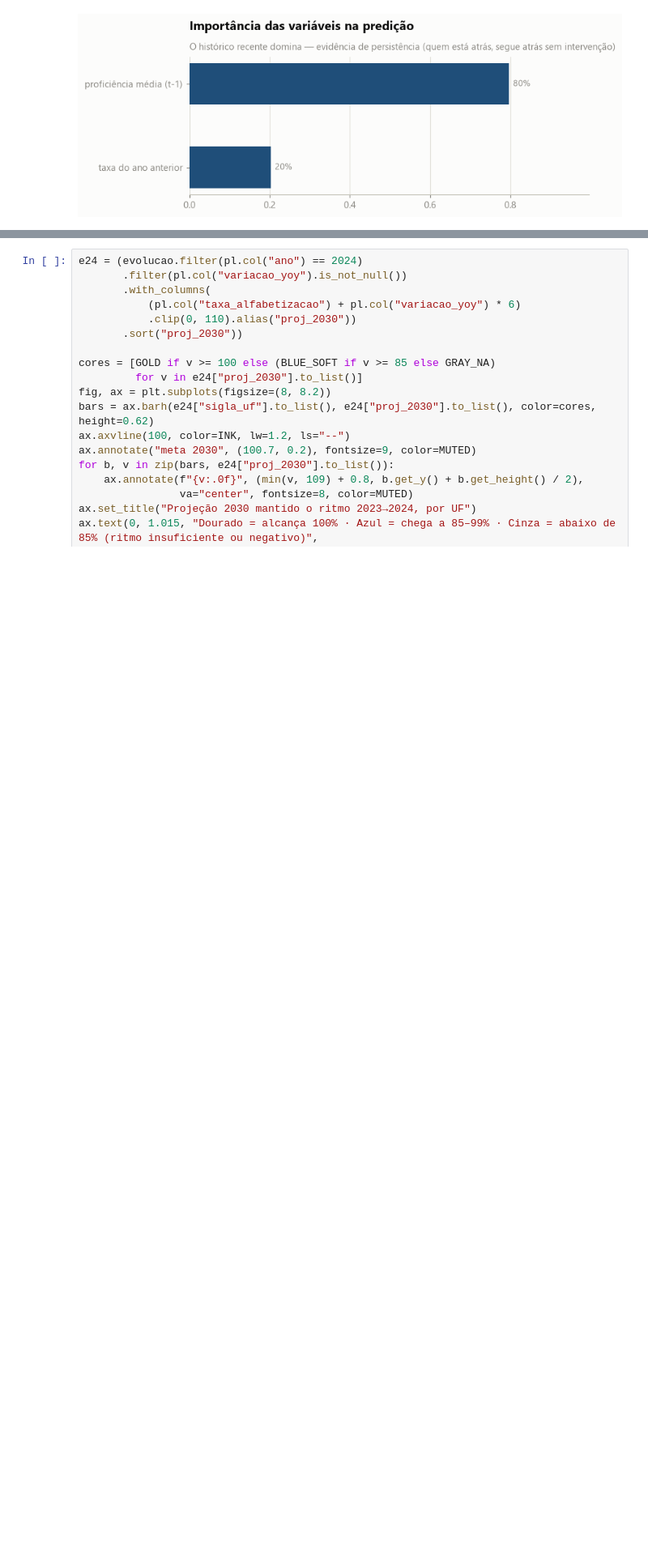
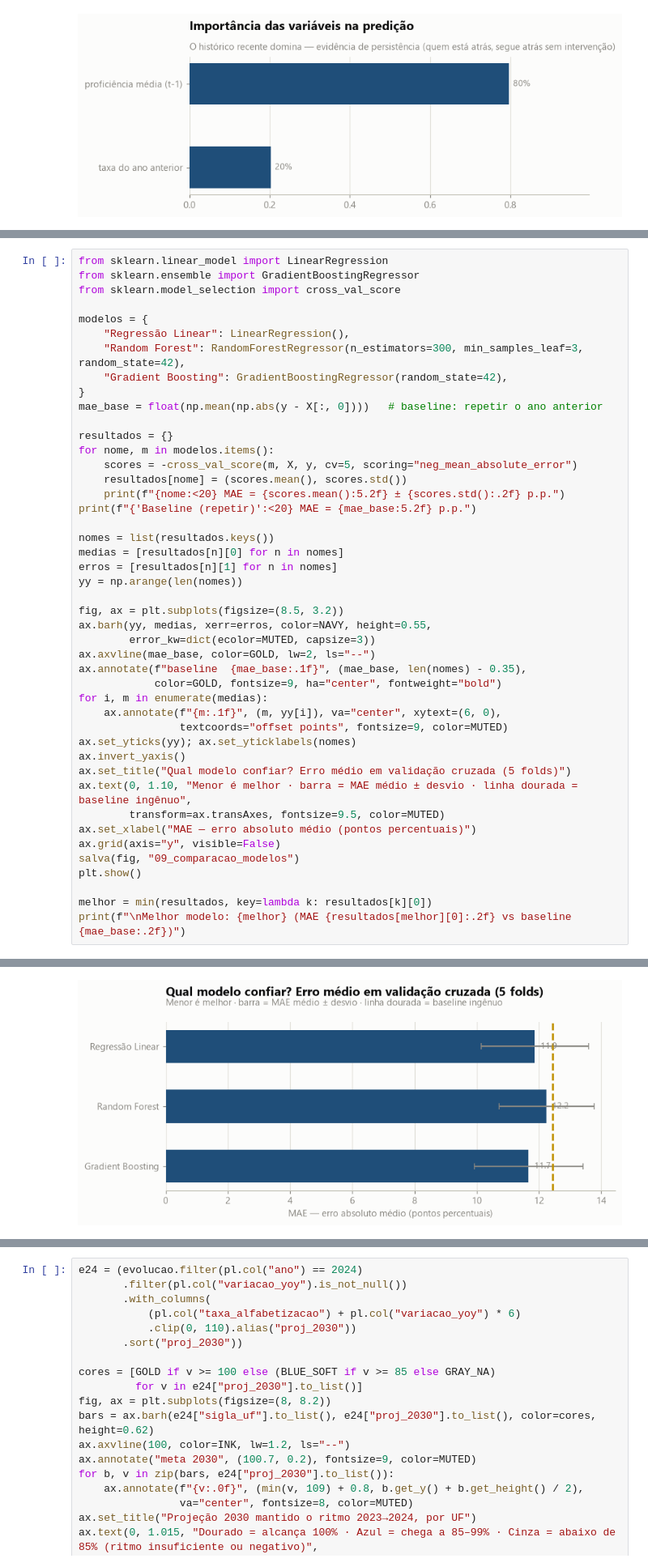
Before and after one commit to andreferraz-fiap-fase2/tech-challenge-fase2, a Jupyter notebook: notebooks/insights.ipynb, the cells around one changed output, grey strips where cells are left out. Shown at 81% size. Drawn from its saved outputs; the diff is of its cells as text; blank space fills up the shorter version.

```diff
--- a/notebooks/insights.ipynb
+++ b/notebooks/insights.ipynb
@@ -303,0 +318,46 @@ plt.show()
+# %%
+from sklearn.linear_model import LinearRegression
+from sklearn.ensemble import GradientBoostingRegressor
+from sklearn.model_selection import cross_val_score
+
+modelos = {
+    "Regressão Linear": LinearRegression(),
+    "Random Forest": RandomForestRegressor(n_estimators=300, min_samples_leaf=3, random_state=42),
+    "Gradient Boosting": GradientBoostingRegressor(random_state=42),
+}
+mae_base = float(np.mean(np.abs(y - X[:, 0])))   # baseline: repetir o ano anterior
+
+resultados = {}
+for nome, m in modelos.items():
+    scores = -cross_val_score(m, X, y, cv=5, scoring="neg_mean_absolute_error")
+    resultados[nome] = (scores.mean(), scores.std())
+    print(f"{nome:<20} MAE = {scores.mean():5.2f} ± {scores.std():.2f} p.p.")
+print(f"{'Baseline (repetir)':<20} MAE = {mae_base:5.2f} p.p.")
+
+nomes = list(resultados.keys())
+medias = [resultados[n][0] for n in nomes]
+erros = [resultados[n][1] for n in nomes]
+yy = np.arange(len(nomes))
+
+fig, ax = plt.subplots(figsize=(8.5, 3.2))
+ax.barh(yy, medias, xerr=erros, color=NAVY, height=0.55,
+        error_kw=dict(ecolor=MUTED, capsize=3))
+ax.axvline(mae_base, color=GOLD, lw=2, ls="--")
+ax.annotate(f"baseline  {mae_base:.1f}", (mae_base, len(nomes) - 0.35),
+            color=GOLD, fontsize=9, ha="center", fontweight="bold")
+for i, m in enumerate(medias):
+    ax.annotate(f"{m:.1f}", (m, yy[i]), va="center", xytext=(6, 0),
+                textcoords="offset points", fontsize=9, color=MUTED)
+ax.set_yticks(yy); ax.set_yticklabels(nomes)
+ax.invert_yaxis()
+ax.set_title("Qual modelo confiar? Erro médio em validação cruzada (5 folds)")
+ax.text(0, 1.10, "Menor é melhor · barra = MAE médio ± desvio · linha dourada = baseline ingênuo",
+        transform=ax.transAxes, fontsize=9.5, color=MUTED)
+ax.set_xlabel("MAE — erro absoluto médio (pontos percentuais)")
+ax.grid(axis="y", visible=False)
+salva(fig, "09_comparacao_modelos")
+plt.show()
+
+melhor = min(resultados, key=lambda k: resultados[k][0])
+print(f"\nMelhor modelo: {melhor} (MAE {resultados[melhor][0]:.2f} vs baseline {mae_base:.2f})")
+# %% [output]
@@ -303,0 +368 @@ plt.show()
+[figure, added]
```
Also changed, not shown: parts of 10 cells of this notebook, 4 other files.
